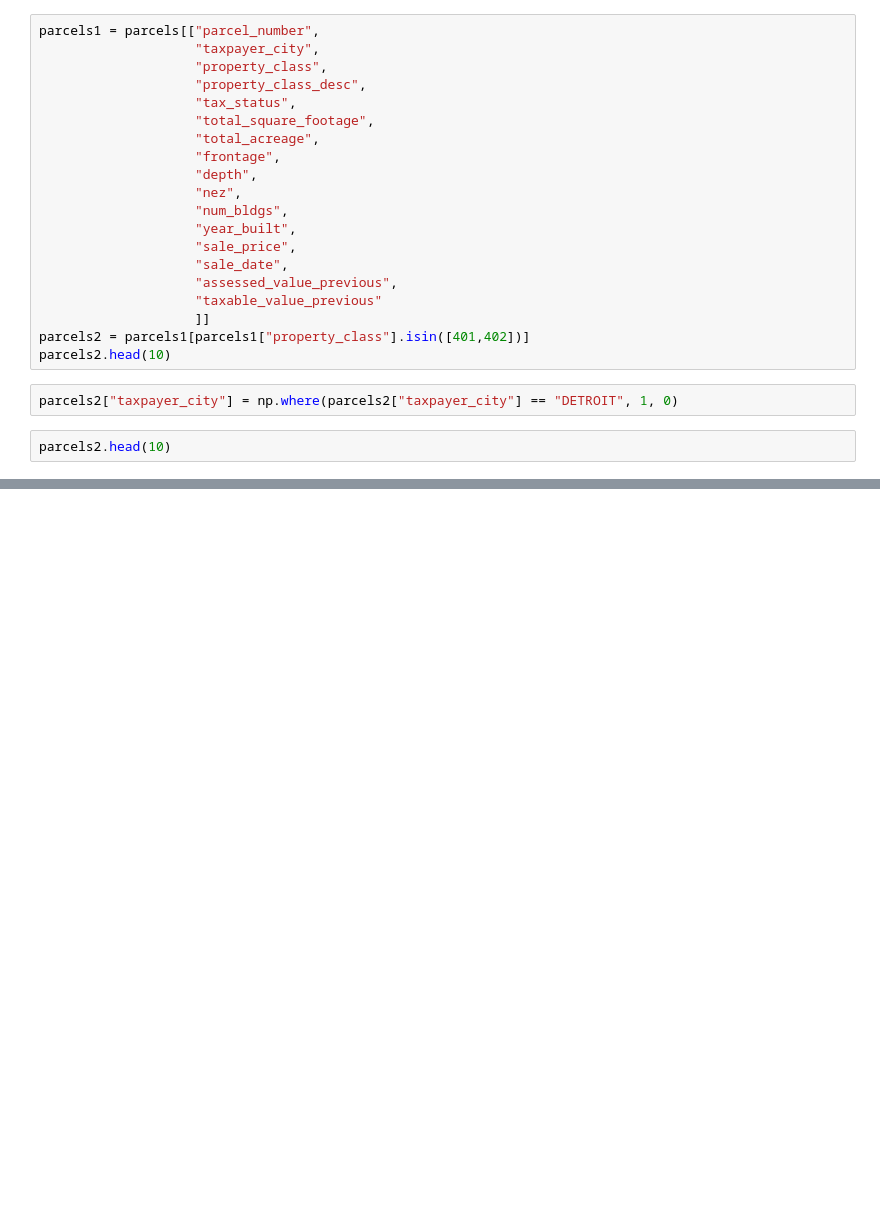
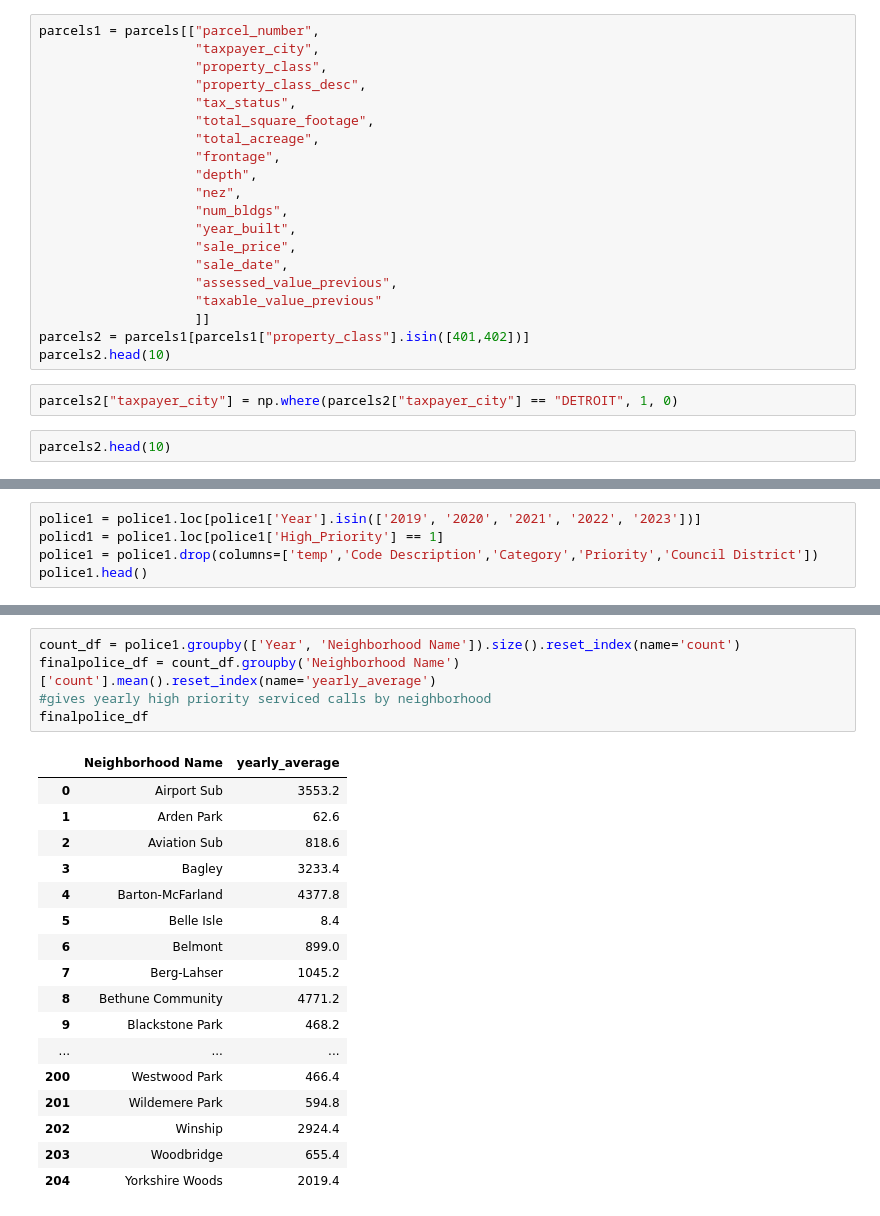
Before and after one commit to data-4700/city-of-detroit, a Jupyter notebook: detroit_housing.ipynb, the cells around one changed output, grey strips where cells are left out. Drawn from its saved outputs; the diff is of its cells as text; blank space fills up the shorter version.

```diff
--- a/detroit_housing.ipynb
+++ b/detroit_housing.ipynb
@@ -124,0 +176,5 @@ parcels2.head(10)
+# %%
+police1 = police1.loc[police1['Year'].isin(['2019', '2020', '2021', '2022', '2023'])]
+policd1 = police1.loc[police1['High_Priority'] == 1]
+police1 = police1.drop(columns=['temp','Code Description','Category','Priority','Council District'])
+police1.head()
@@ -124,0 +188,23 @@ parcels2.head(10)
+# %%
+count_df = police1.groupby(['Year', 'Neighborhood Name']).size().reset_index(name='count')
+finalpolice_df = count_df.groupby('Neighborhood Name')['count'].mean().reset_index(name='yearly_average')
+#gives yearly high priority serviced calls by neighborhood
+finalpolice_df
+# %% [output]
+|  | Neighborhood Name | yearly_average |
+| 0 | Airport Sub | 3553.2 |
+| 1 | Arden Park | 62.6 |
+| 2 | Aviation Sub | 818.6 |
+| 3 | Bagley | 3233.4 |
+| 4 | Barton-McFarland | 4377.8 |
+| 5 | Belle Isle | 8.4 |
+| 6 | Belmont | 899.0 |
+| 7 | Berg-Lahser | 1045.2 |
+| 8 | Bethune Community | 4771.2 |
+| 9 | Blackstone Park | 468.2 |
+| ... | ... | ... |
+| 200 | Westwood Park | 466.4 |
+| 201 | Wildemere Park | 594.8 |
+| 202 | Winship | 2924.4 |
+| 203 | Woodbridge | 655.4 |
+| 204 | Yorkshire Woods | 2019.4 |
```
Also changed, not shown: parts of 12 cells of this notebook.
